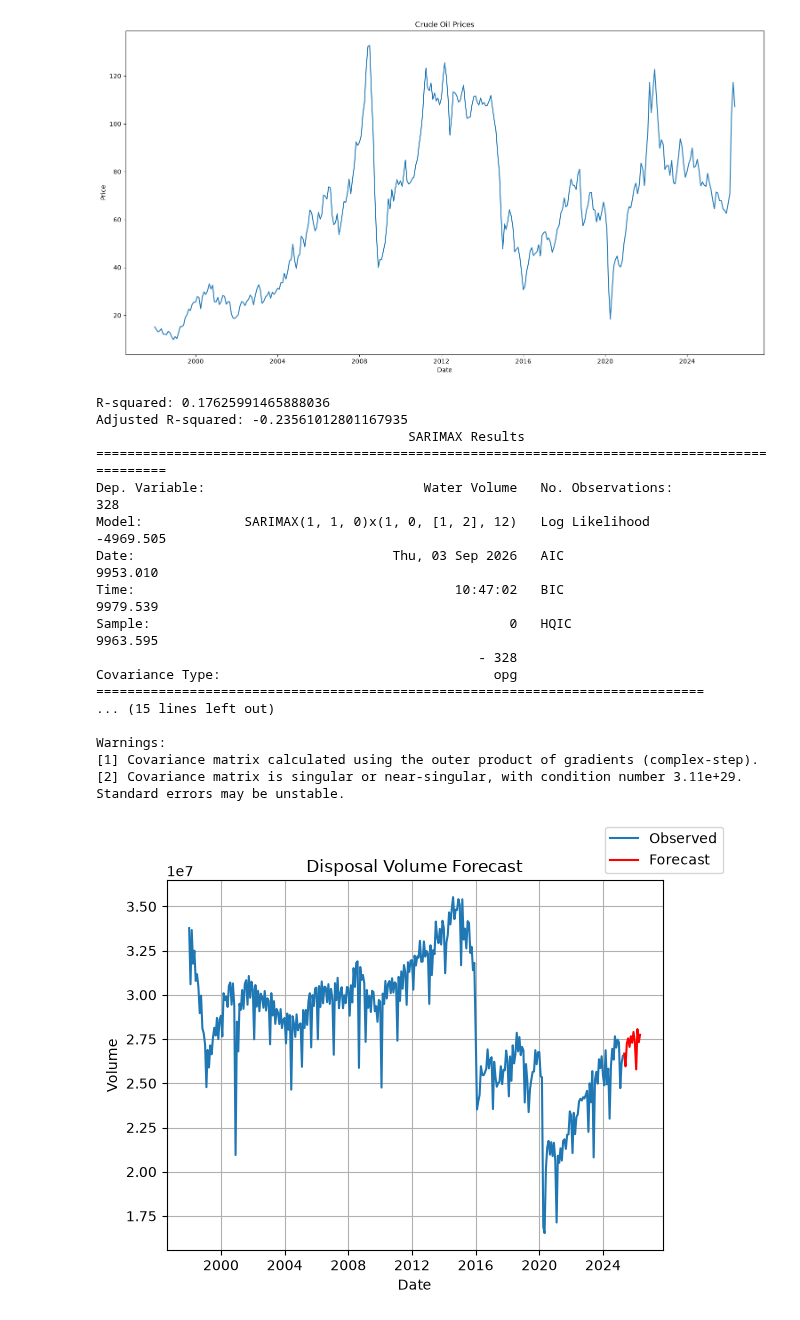
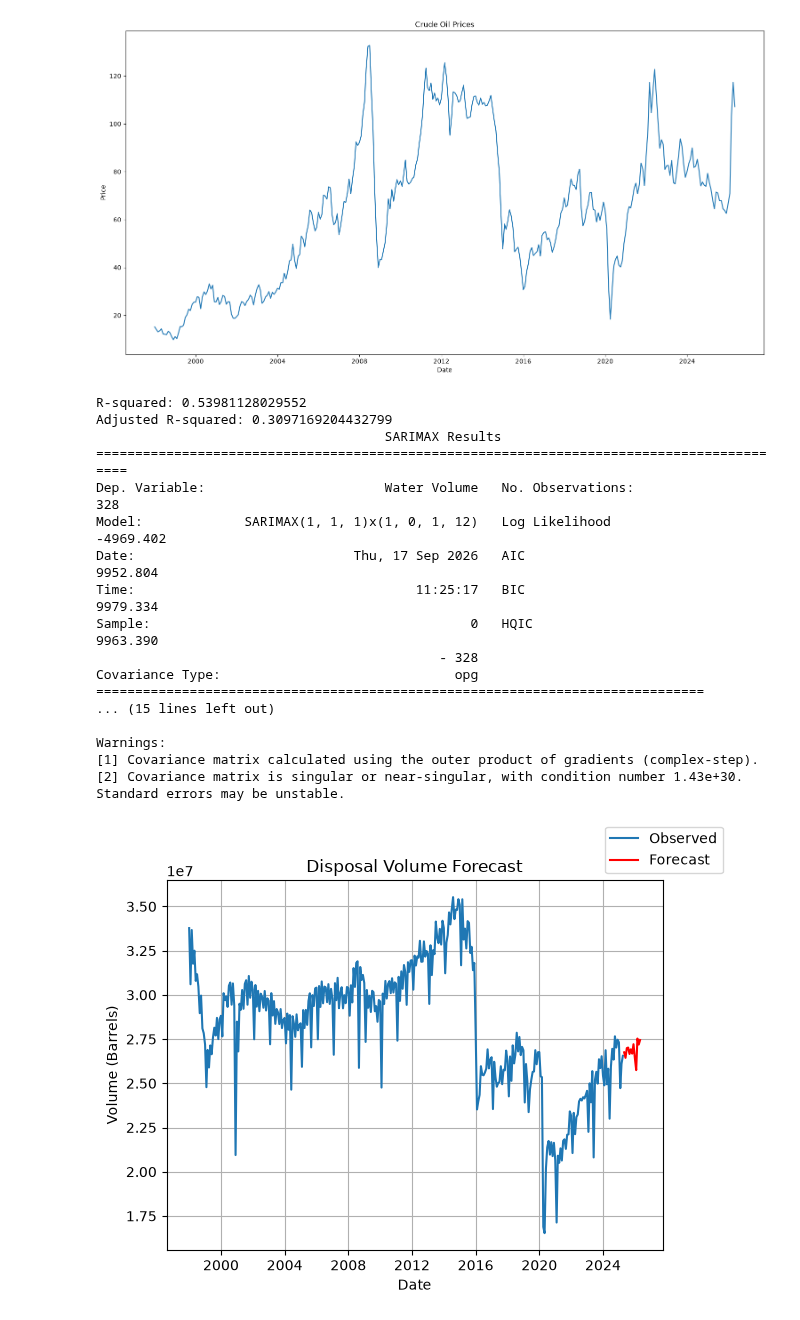
Before and after one commit to L0GN82/SARIMA, a Jupyter notebook: SARIMA with EXO.ipynb, the cells around one changed output. Saved outputs shown, nothing was run; the diff lists cells and outputs as text; code cells hidden in the pictures.

```diff
--- a/SARIMA with EXO.ipynb
+++ b/SARIMA with EXO.ipynb
@@ -233,7 +307,7 @@ Text(0.5, 1.0, 'Crude Oil Prices')
 [figure]
 [figure]
 # %%
-#Using the SARIMAX model with the exogenous variables
+#Using the SARIMAX model with the exogenous variables [Price included]
 #Adding the oil production and price to the disposal volume dataframe
 original_df = pd.read_excel(r"C:\Users\LoganFrideley\East Texas Salt Water Disposal Company\Finance - Documents\Water Disposal History.xlsx")
 
@@ -292,46 +366,46 @@ validation = subset[validation_mask]
 model = SARIMAX(
     training['Water Volume'],
     k_exog = 2,
     exog = training[['Barrels', 'Price']],
-    order = (1,1,0),
-    seasonal_order = (1,0,2,12)
+    order = (1,1,1),
+    seasonal_order = (1,0,1,12)
 
 )
 results = model.fit()
 forecast_periods = len(validation)
 forecast = results.forecast(forecast_periods, exog = validation[['Barrels', 'Price']])
 r_squared = R_squared(validation['Water Volume'], forecast)
 adjusted = adj_R_squared(validation['Water Volume'], forecast, monthly_water_vols)
 
 print(f'R-squared: {r_squared}')
 print(f'Adjusted R-squared: {adjusted}')
 print(results.summary())
 
 fig, ax = plt.subplots()
 ax.plot(training['Date'], training['Water Volume'], label='Observed')
 ax.plot(validation['Date'], forecast, label='Forecast', color='red')
 ax.set_title("Disposal Volume Forecast")
 ax.set_xlabel("Date")
-ax.set_ylabel("Volume")
+ax.set_ylabel("Volume (Barrels)")
 ax.grid()
 fig.legend()
 fig.show()
 # %% [output]
-R-squared: 0.17625991465888036
-Adjusted R-squared: -0.23561012801167935
-                                        SARIMAX Results
-===============================================================================================
-Dep. Variable:                            Water Volume   No. Observations:                  328
-Model:             SARIMAX(1, 1, 0)x(1, 0, [1, 2], 12)   Log Likelihood               -4969.505
-Date:                                 Thu, 03 Sep 2026   AIC                           9953.010
-Time:                                         10:47:02   BIC                           9979.539
-Sample:                                              0   HQIC                          9963.595
-                                                 - 328
-Covariance Type:                                   opg
+R-squared: 0.53981128029552
+Adjusted R-squared: 0.3097169204432799
+                                     SARIMAX Results
+==========================================================================================
+Dep. Variable:                       Water Volume   No. Observations:                  328
+Model:             SARIMAX(1, 1, 1)x(1, 0, 1, 12)   Log Likelihood               -4969.402
+Date:                            Thu, 17 Sep 2026   AIC                           9952.804
+Time:                                    11:25:17   BIC                           9979.334
+Sample:                                         0   HQIC                          9963.390
+                                            - 328
+Covariance Type:                              opg
 ==============================================================================
 ... (15 lines left out)
 
 Warnings:
 [1] Covariance matrix calculated using the outer product of gradients (complex-step).
-[2] Covariance matrix is singular or near-singular, with condition number 3.11e+29. Standard errors may be unstable.
+[2] Covariance matrix is singular or near-singular, with condition number 1.43e+30. Standard errors may be unstable.
-[figure, old version]
+[figure, new version]
```
Also changed, not shown: parts of 14 cells of this notebook, 4 other files.
